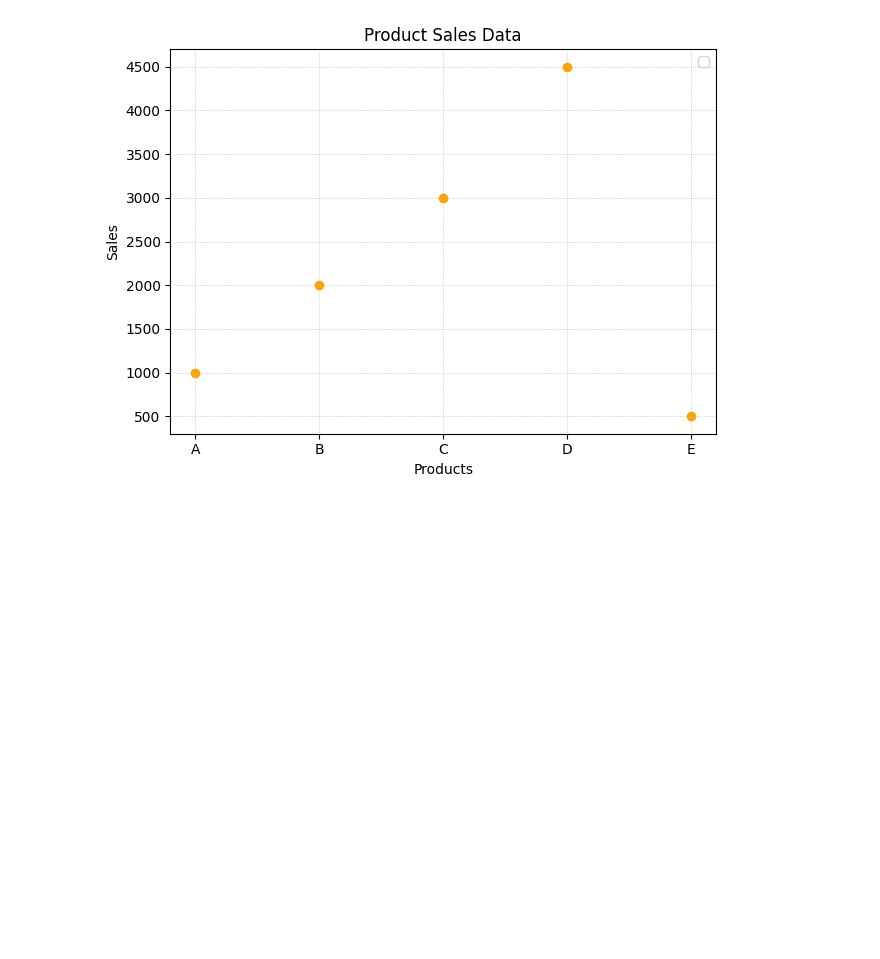
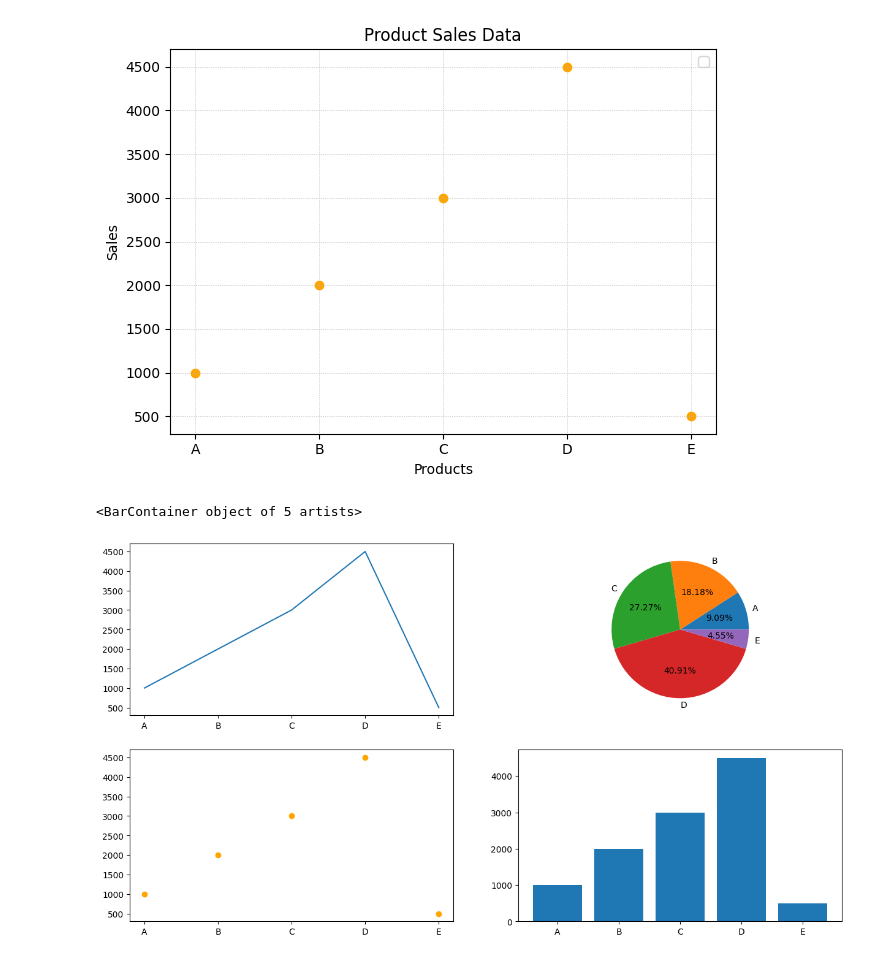
Before and after one commit to umar792/Data-Scientce, a Jupyter notebook: matplot/main.ipynb, the cells around one changed output. Drawn from its saved outputs; the diff is of its cells as text; code cells hidden in the pictures; blank space fills up the shorter version.

```diff
--- a/matplot/main.ipynb
+++ b/matplot/main.ipynb
@@ -67,3 +67,16 @@ plt.tight_layout()
 plt.show()
 # %% [output]
 [figure]
+# %%
+plt.figure(figsize=(15,8))
+plt.subplot(2,2,1)
+plt.plot(products,sales)
+plt.subplot(2,2,2)
+plt.pie(sales,labels=products, autopct='%1.2f%%')
+plt.subplot(2,2,3)
+plt.scatter(products , sales, color='orange')
+plt.subplot(2,2,4)
+plt.bar(products,sales)
+# %% [output]
+<BarContainer object of 5 artists>
+[figure, added]
```
Also changed, not shown: 4 other files.
